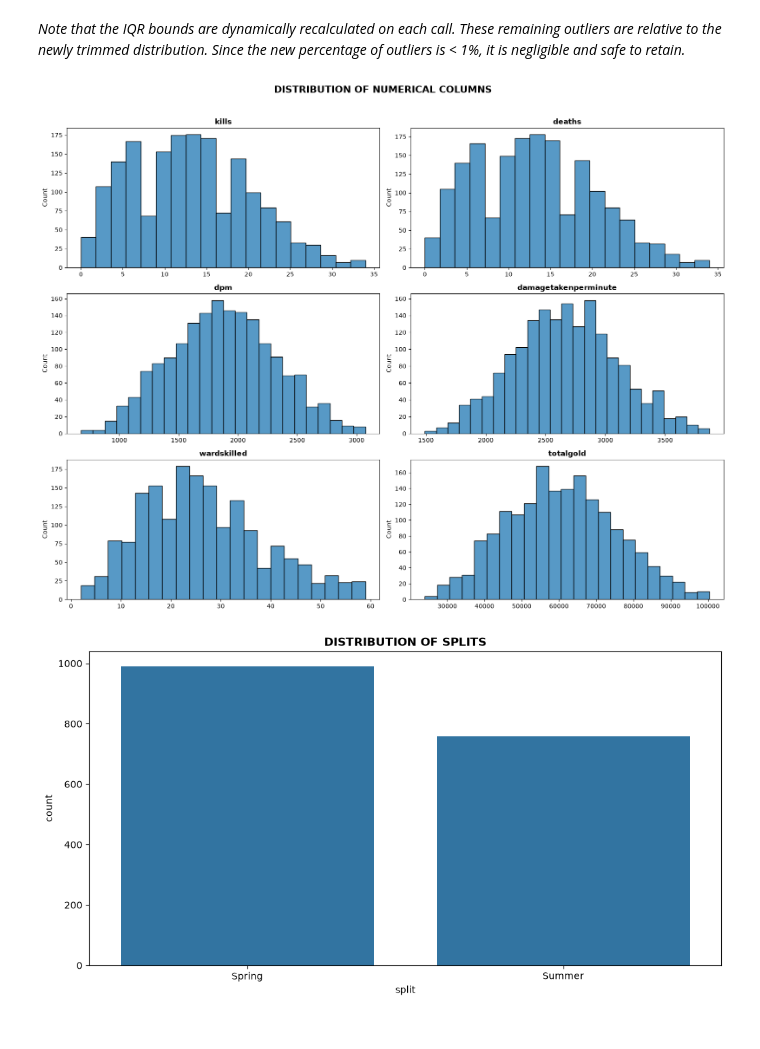
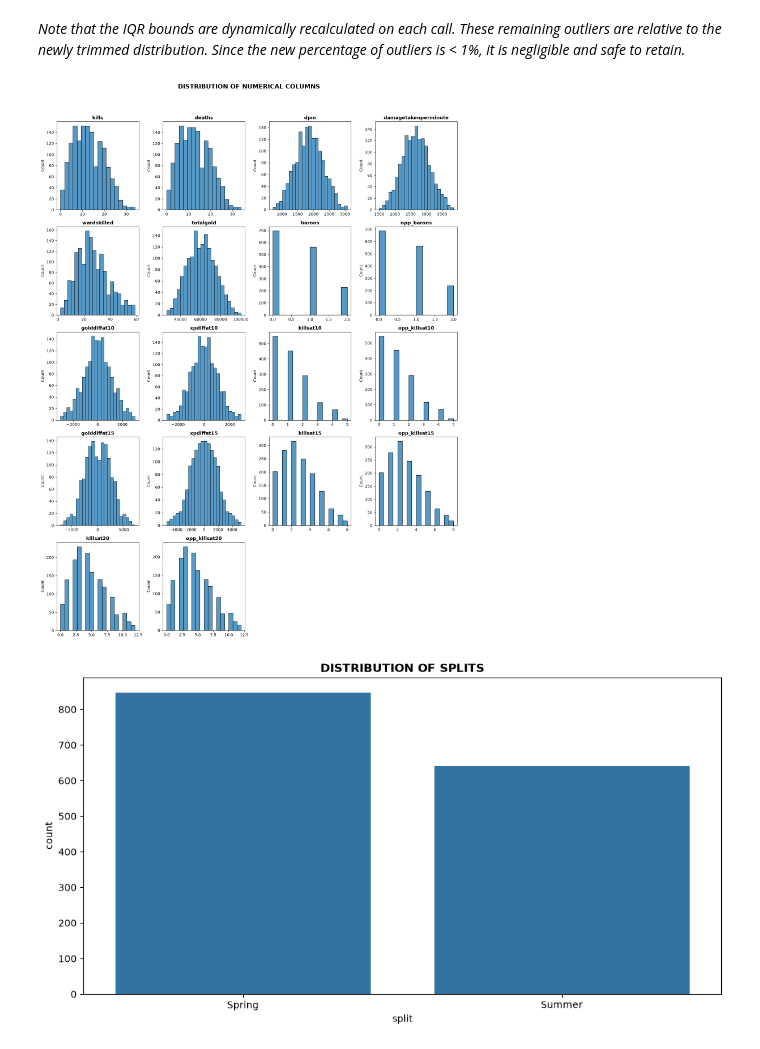
Before and after one commit to jkpjr/lol-esports-pickems-predictor, a Jupyter notebook: data_processing.ipynb, the cells around one changed output. Cells and saved outputs as stored; diff of their text form; code cells hidden in the pictures.

```diff
--- a/data_processing.ipynb
+++ b/data_processing.ipynb
@@ -21,7 +21,12 @@ On the other hand, `towers`, `assists`, and `goldspent` are removed because they
 # Adjust list based on the features considered
 cols_to_include = ['gameid', 'league', 'split', 'date', 'teamname',
                    'result', 'kills', 'deaths', 'dpm',
-                   'damagetakenperminute', 'wardskilled', 'totalgold']
+                   'damagetakenperminute', 'wardskilled', 'totalgold',
+                   'firstdragon', 'firstbaron', 'barons', 'opp_barons',
+                   'golddiffat10', 'xpdiffat10', 'killsat10', 'opp_killsat10',
+                   'golddiffat15', 'xpdiffat15', 'killsat15', 'opp_killsat15',
+                   'killsat20', 'opp_killsat20'
+                   ]
 
 db = 'lol_predictors.duckdb'
 df_selected = "df_2014" # temporarily hardcoded df name
@@ -133,8 +155,8 @@ Team Strix                1
 Name: count, dtype: int64
 # %%
-# Define numerical columns
-num_cols = df.select_dtypes(include=["number"]).columns.drop(['result']).tolist()
+# Limit numerical columns for description and visualization
+numcols_to_drop = ['result', 'firstbaron', 'firstdragon']
 
-# Define categorical columns
-cat_cols = df.select_dtypes(include=["str"]).columns.drop(['gameid']).tolist()
+# Limit categorical columns for description and visualization
+catcols_to_drop = ['gameid', 'teamname']
 # %%
@@ -150,9 +184,9 @@ totalgold:                  0 (0.00%)
 # %% [markdown]
 *Note that the IQR bounds are dynamically recalculated on each call. These remaining outliers are relative to the newly trimmed distribution. Since the new percentage of outliers is < 1%, it is negligible and safe to retain.*
 # %%
-visualize_num_distribution(df, num_cols, nrows=3, ncols=2)
+visualize_num_distribution(df, numcols_to_drop, nrows=8, ncols=4, figsize=(15, 30))
 # %% [output]
-[figure, old version]
+[figure, new version]
 # %%
 # Visualization of the Splits Distribution
 plt.figure(figsize=(12, 6))
@@ -160,5 +194,5 @@ sns.countplot(data=df, x='split')
 plt.title('DISTRIBUTION OF SPLITS', fontsize=12, fontweight="bold")
 plt.show()
 # %% [output]
-[figure, old version]
+[figure, new version]
 # %%
```
Also changed, not shown: parts of 9 cells of this notebook, 5 other files.
